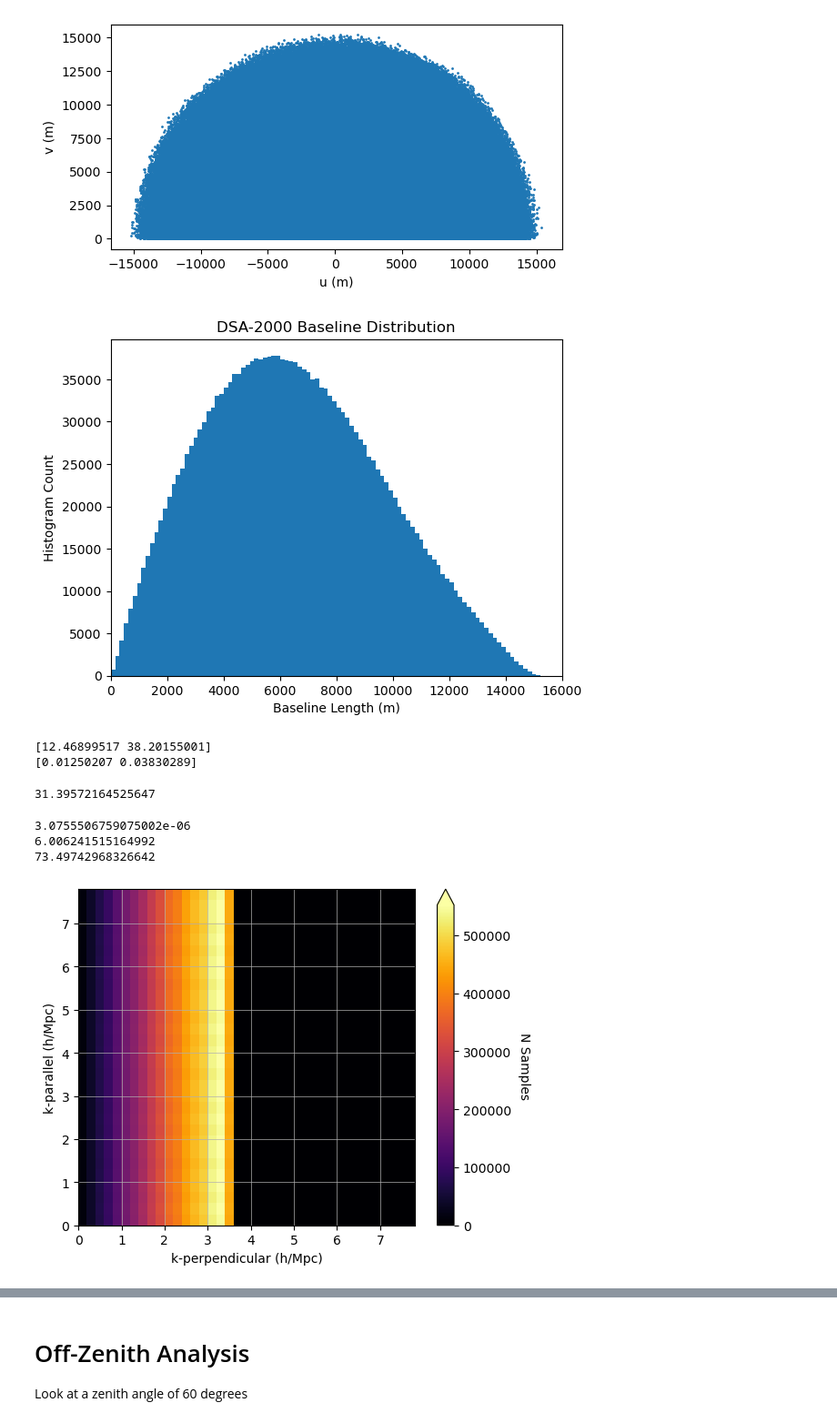
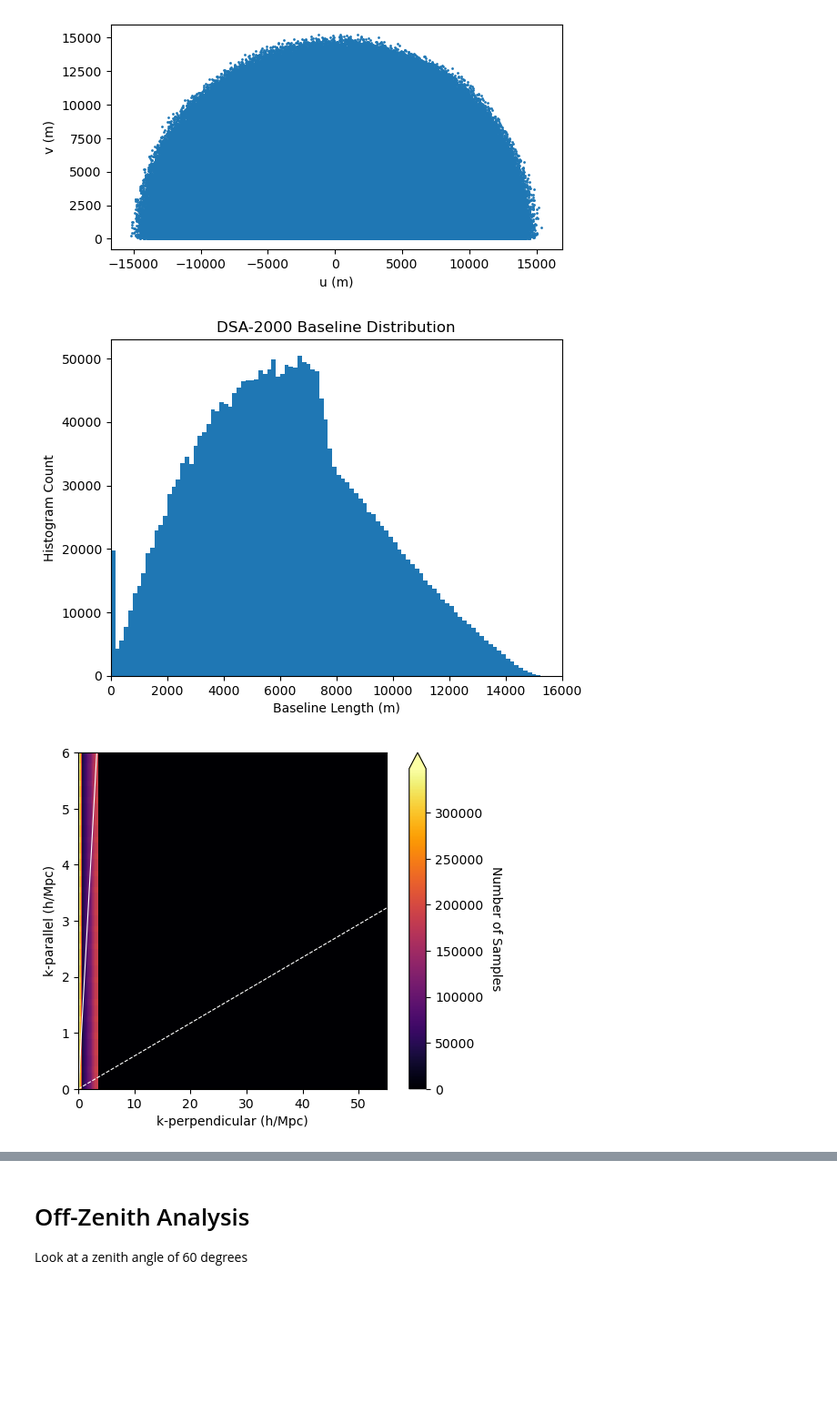
Before and after one commit to rlbyrne/PSsensitivity, a Jupyter notebook: plot_DSA2000_sensitivity.ipynb, the cells around one changed output, grey strips where cells are left out. Shown at 91% size. Cells and saved outputs as stored; diff of their text form; code cells hidden in the pictures; blank space fills up the shorter version.

```diff
--- a/plot_DSA2000_sensitivity.ipynb
+++ b/plot_DSA2000_sensitivity.ipynb
@@ -12,6 +11,6 @@ importlib.reload(array_sensitivity)
 # %%
 # Set instrument parameters
-antpos_filepath = "20210226W.cfg"
+antpos_filepath = "20210226W_core.cfg"
 c = 3e8
 min_freq_hz = 0.7e9
 max_freq_hz = c / 0.21
@@ -22,8 +21,8 @@ field_of_view_deg2 = 10.6
 antenna_diameter_m = 5
 freq_resolution_hz = 162.5e3
 int_time_s = 15.0 * 60  # 15 minutes in each survey field
-max_bl_m = None
-bao_scales_deg = [1.5, 4.6]  # first 3 wiggles at z=0.5
+max_bl_m = 1000.
+bao_scales_k = np.array([.03, .2]) / 0.71
 # %%
 antpos = array_sensitivity.get_antpos(antpos_filepath)
 # %%
@@ -61,35 +73,26 @@ plt.xlim([0,16000])
 plt.savefig("plots/baseline_hist.png", dpi=600)
 plt.show()
 # %% [output]
-[figure, old version]
+[figure, new version]
-# %%
-bao_scales_wl = (1 / np.sin(np.radians(bao_scales_deg)))[::-1]
-print(bao_scales_wl)
-kperp_conv_factor = array_sensitivity.get_kperp_conversion_factor(freq_hz)
-bao_scales_k = kperp_conv_factor * bao_scales_wl
-print(bao_scales_k)
-# %% [output]
-[12.46899517 38.20155001]
-[0.01250207 0.03830289]
-# %%
-min_baseline_wl = np.min(np.sqrt(np.sum(baselines_m**2., axis=1))) * freq_hz / c
-print(min_baseline_wl)
-# %% [output]
-31.39572164525647
 # %%
+# Define bin edges:
 freq_array_hz = np.arange(min_freq_hz, max_freq_hz, freq_resolution_hz)
 delay_array_s = np.fft.fftshift(
     np.fft.fftfreq(len(freq_array_hz), d=freq_resolution_hz)
 )
-print(np.max(delay_array_s))
 kpar_conv_factor = array_sensitivity.get_kpar_conversion_factor(freq_hz)
 max_kpar = kpar_conv_factor * np.max(delay_array_s)
-print(max_kpar)
-max_baseline_wl = np.max(np.sqrt(np.sum(baselines_m**2., axis=1))) * max_freq_hz / c
+
+kperp_conv_factor = array_sensitivity.get_kperp_conversion_factor(freq_hz)
+max_baseline_wl = np.max(np.sqrt(np.sum(baselines_m**2.0, axis=1))) * max_freq_hz / c
 max_kperp = kperp_conv_factor * max_baseline_wl
-print(max_kperp)
-max_k = np.sqrt(max_kpar**2. + max_kperp**2.)
+max_k = np.sqrt(max_kpar**2.0 + max_kperp**2.0)
+
+k_bin_size = 0.1
+min_k = 0.
+bin_edges = np.arange(min_k, max_k, k_bin_size)
+kpar_bin_edges = np.arange(0, max_kpar, k_bin_size)
+kperp_bin_edges = np.arange(0, max_kperp, k_bin_size)
+
+# For debugging
+bin_edges = bin_edges[:50]
-# %% [output]
-3.0755506759075002e-06
-6.006241515164992
-73.49742968326642
@@ -104,3 +99,13 @@ kperp_bin_edges = np.arange(0, max_kperp, k_bin_size)
+# %%
+if False:  # Use saved simulation
+    with open("simulation_outputs/zenith_thermal_noise.npy", "rb") as f:
+        nsamples = np.load(f)
+        binned_ps_variance = np.load(f)
+        true_bin_edges = np.load(f)
+        true_bin_centers = np.load(f)
+        nsamples_2d = np.load(f)
+        binned_ps_variance_2d = np.load(f)
+    f.close()
 # %%
 (
     nsamples,
@@ -126,20 +132,38 @@ kperp_bin_edges = np.arange(0, max_kperp, k_bin_size)
 )
 # %%
+# Make 2D Nsamples plot
+
+# Get wedge slope
+kperp_conv_factor = array_sensitivity.get_kperp_conversion_factor(freq_hz)
+kpar_conv_factor = array_sensitivity.get_kpar_conversion_factor(freq_hz)
+wedge_slope = kpar_conv_factor / (kperp_conv_factor * freq_hz)
+
+field_of_view_radius = np.sqrt(field_of_view_deg2 / np.pi)
+fov_wedge_slope = wedge_slope * np.sin(np.radians(field_of_view_radius))
+
 fig, ax = plt.subplots()
 use_cmap = cm.get_cmap("inferno").copy()
 cax = ax.imshow(
     nsamples_2d.T,
     origin="lower",
     interpolation="none",
     extent=[np.min(kperp_bin_edges), np.max(kperp_bin_edges), np.min(kpar_bin_edges), np.max(kpar_bin_edges)],
     vmin=0,
+    vmax=np.max(nsamples_2d),
     cmap=use_cmap,
+    #norm="log",
+    aspect=10.,
 )
 ax.set_xlabel("k-perpendicular (h/Mpc)")
 ax.set_ylabel("k-parallel (h/Mpc)")
+ax.set_xlim([0, 55])
+ax.set_ylim([0, np.max(kpar_bin_edges)])
+plt.plot([0, 55], [0, wedge_slope*55], c="white", linewidth=.8)
+plt.plot([0, 55], [0, fov_wedge_slope*55], "--", c="white", linewidth=.8)
 #ax.grid(linewidth=.5)
 cbar = fig.colorbar(cax, extend="max")
-cbar.set_label("N Samples", rotation=270, labelpad=15)
+cbar.set_label("Number of Samples", rotation=270, labelpad=15)
+plt.savefig("plots/2d_nsampes.png", dpi=600)
 plt.show()
 # %% [output]
-[figure, old version]
+[figure, new version]
```
Also changed, not shown: parts of 15 cells of this notebook, 18 other files.
